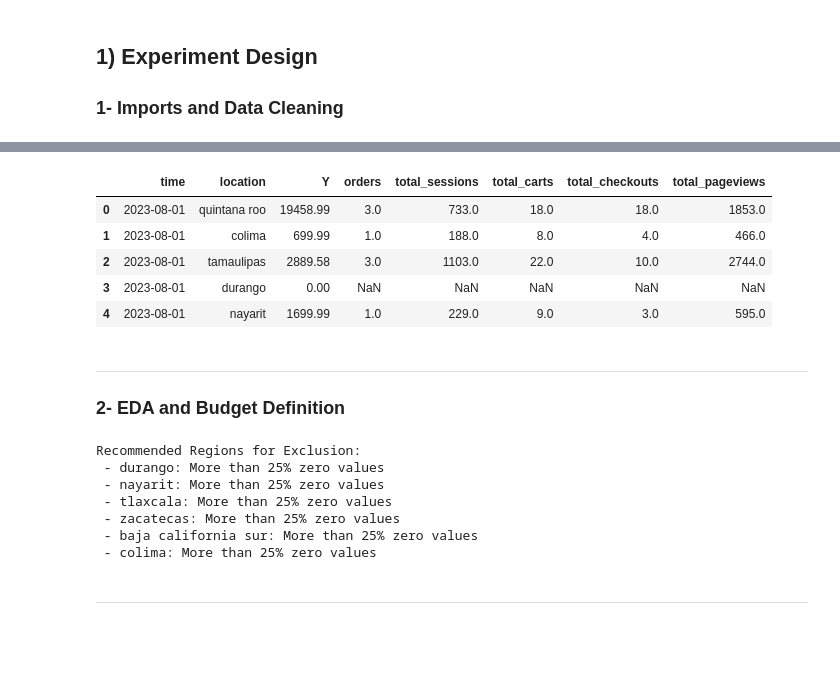
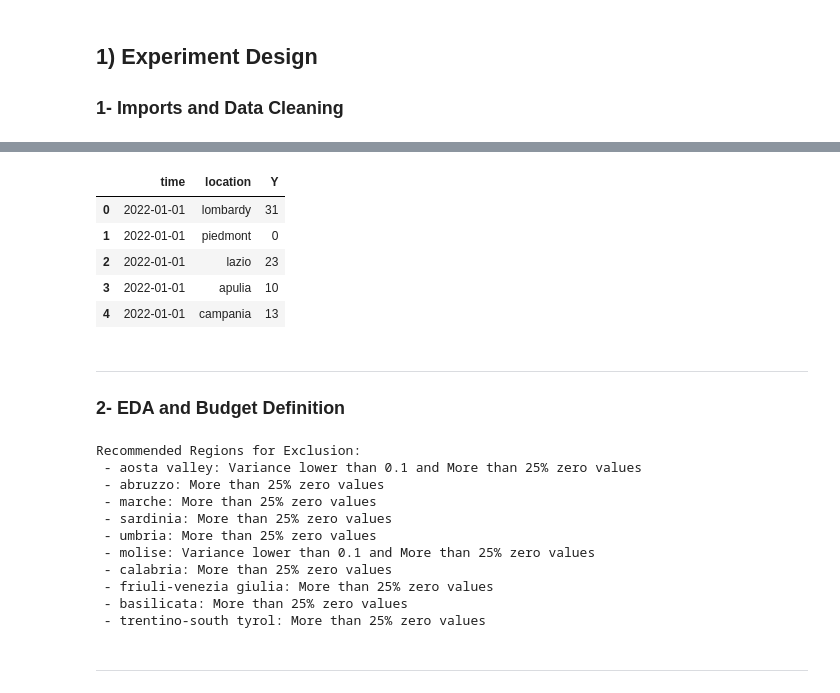
Before and after one commit to Ykanj/Geolift_design, a Jupyter notebook: Murray design.ipynb, the cells around one changed output, grey strips where cells are left out. Cells and saved outputs as stored; diff of their text form; code cells hidden in the pictures; blank space fills up the shorter version.

```diff
--- a/Murray design.ipynb
+++ b/Murray design.ipynb
@@ -22,10 +22,10 @@ from Murray import print_weights, print_incremental_results,print_incremental_re
 from Murray import run_geo_analysis,run_geo_evaluation
 from Murray.plots import plot_impact_streamlit_app
 # %%
-data = pd.read_csv("dataset2.csv")
+data = pd.read_csv("Data\dataset1.csv")
 
-#data = cleaned_data(data,col_target='Conversions',col_locations='Region',col_dates='Date') # for dataset1
-data = cleaned_data(data,col_target='sales',col_locations='region',col_dates='date')        # for dataset2
+data = cleaned_data(data,col_target='Conversions',col_locations='Region',col_dates='Date') # for dataset1
+#data = cleaned_data(data,col_target='sales',col_locations='region',col_dates='date')        # for dataset2
 
 display(data.head())
 # %% [output]
@@ -33,9 +32,9 @@ Parsing dates in %d/%m/%Y format when dayfirst=False (the default) was specified
-|  | time | location | Y | orders | total_sessions | total_carts | total_checkouts | total_pageviews |
-| 0 | 2023-08-01 | quintana roo | 19458.99 | 3.0 | 733.0 | 18.0 | 18.0 | 1853.0 |
-| 1 | 2023-08-01 | colima | 699.99 | 1.0 | 188.0 | 8.0 | 4.0 | 466.0 |
-| 2 | 2023-08-01 | tamaulipas | 2889.58 | 3.0 | 1103.0 | 22.0 | 10.0 | 2744.0 |
-| 3 | 2023-08-01 | durango | 0.00 | NaN | NaN | NaN | NaN | NaN |
-| 4 | 2023-08-01 | nayarit | 1699.99 | 1.0 | 229.0 | 9.0 | 3.0 | 595.0 |
+|  | time | location | Y |
+| 0 | 2022-01-01 | lombardy | 31 |
+| 1 | 2022-01-01 | piedmont | 0 |
+| 2 | 2022-01-01 | lazio | 23 |
+| 3 | 2022-01-01 | apulia | 10 |
+| 4 | 2022-01-01 | campania | 13 |
 # %% [markdown]
 ______
 ### 2- EDA and Budget Definition
@@ -114,19 +114,23 @@ def define_budget_and_roi(
         "experiment_budget": experiment_budget,
         "cost_per_incremental_conversion": cost_per_incremental_conversion}
 # %%
-problematic_regions = identify_problematic_regions(data, threshold_zero_ratio=0.25, threshold_var=0.1)
+problematic_regions = identify_problematic_regions(data, threshold_zero_ratio=0.29, threshold_var=0.1)
 
 budget_inputs = define_budget_and_roi(experiment_budget=10000, cost_per_incremental_conversion=1.5)
 
 plot_geodata(data)
 # %% [output]
 Recommended Regions for Exclusion:
- - durango: More than 25% zero values
- - nayarit: More than 25% zero values
- - tlaxcala: More than 25% zero values
- - zacatecas: More than 25% zero values
- - baja california sur: More than 25% zero values
- - colima: More than 25% zero values
+ - aosta valley: Variance lower than 0.1 and More than 25% zero values
+ - abruzzo: More than 25% zero values
+ - marche: More than 25% zero values
+ - sardinia: More than 25% zero values
+ - umbria: More than 25% zero values
+ - molise: Variance lower than 0.1 and More than 25% zero values
+ - calabria: More than 25% zero values
+ - friuli-venezia giulia: More than 25% zero values
+ - basilicata: More than 25% zero values
+ - trentino-south tyrol: More than 25% zero values
 # %% [markdown]
 ____
 # %% [markdown]
```
Also changed, not shown: parts of 8 cells of this notebook, 1 other file.
